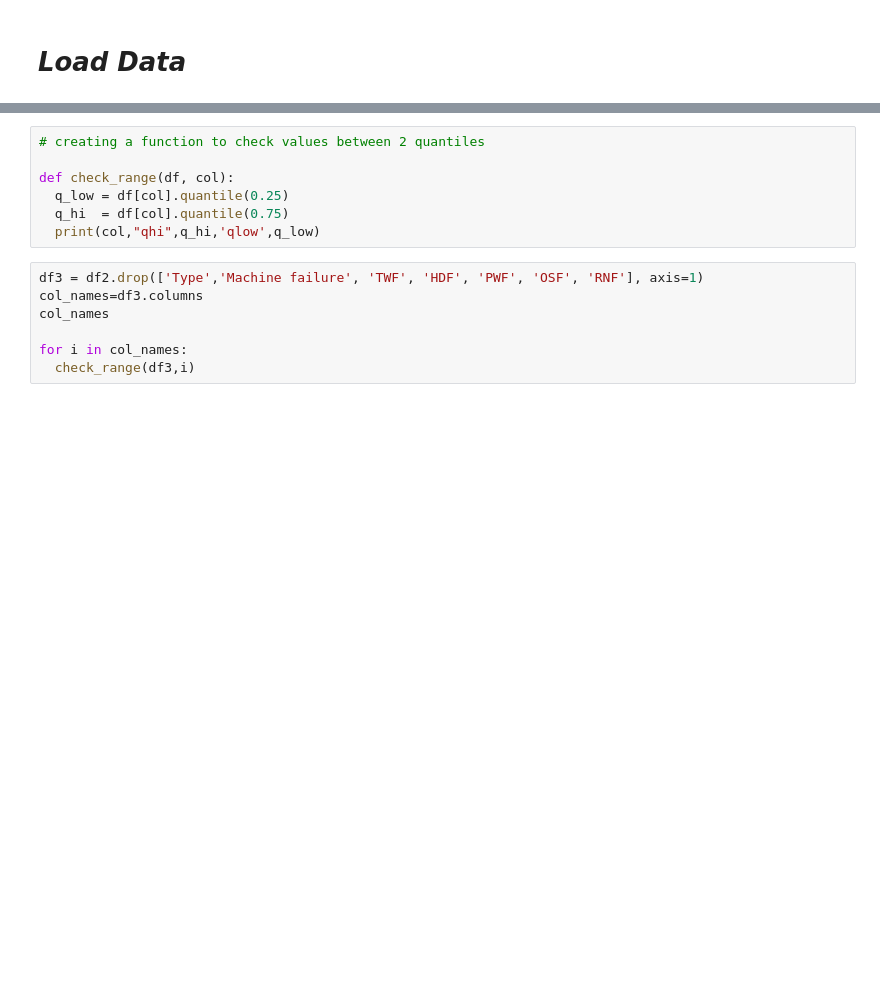
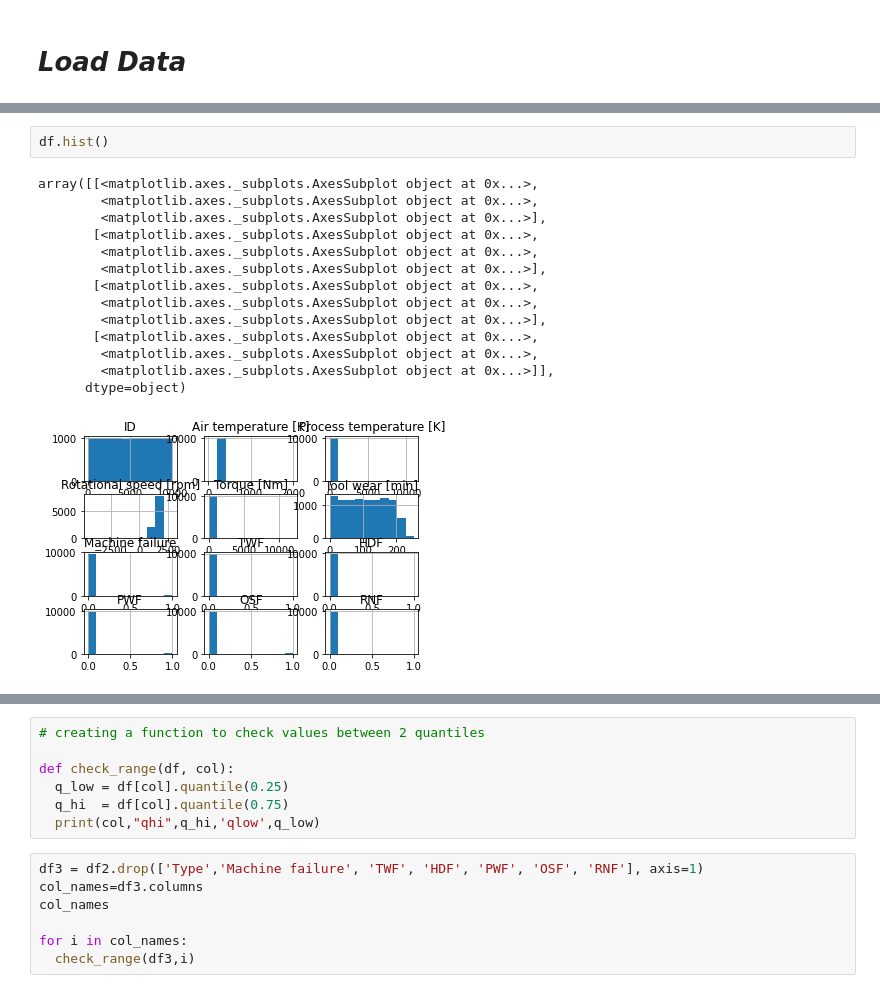
Before and after one commit to AftabUdaipurwala/MLProjects, a Jupyter notebook: Mahindra_Manufacturing_Analytics.ipynb, the cells around one changed output, grey strips where cells are left out. Drawn from its saved outputs; the diff is of its cells as text; blank space fills up the shorter version.

```diff
--- a/Mahindra_Manufacturing_Analytics.ipynb
+++ b/Mahindra_Manufacturing_Analytics.ipynb
@@ -49,3 +121,20 @@ df.plot.hist(subplots=True, legend=True, layout=(4, 4)) # checking distribution
+# %%
+df.hist()
+# %% [output]
+array([[<matplotlib.axes._subplots.AxesSubplot object at 0x...>,
+        <matplotlib.axes._subplots.AxesSubplot object at 0x...>,
+        <matplotlib.axes._subplots.AxesSubplot object at 0x...>],
+       [<matplotlib.axes._subplots.AxesSubplot object at 0x...>,
+        <matplotlib.axes._subplots.AxesSubplot object at 0x...>,
+        <matplotlib.axes._subplots.AxesSubplot object at 0x...>],
+       [<matplotlib.axes._subplots.AxesSubplot object at 0x...>,
+        <matplotlib.axes._subplots.AxesSubplot object at 0x...>,
+        <matplotlib.axes._subplots.AxesSubplot object at 0x...>],
+       [<matplotlib.axes._subplots.AxesSubplot object at 0x...>,
+        <matplotlib.axes._subplots.AxesSubplot object at 0x...>,
+        <matplotlib.axes._subplots.AxesSubplot object at 0x...>]],
+      dtype=object)
+[figure, added]
 # %%
 # checking if we have any unique values in each variable or is everything only a single point data?
 df2 = df.dropna(axis=0)
```
Also changed, not shown: parts of 69 cells of this notebook.
